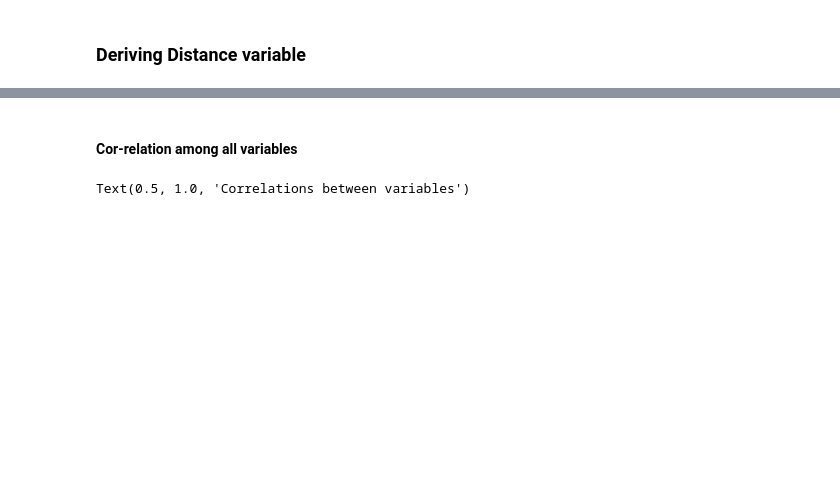
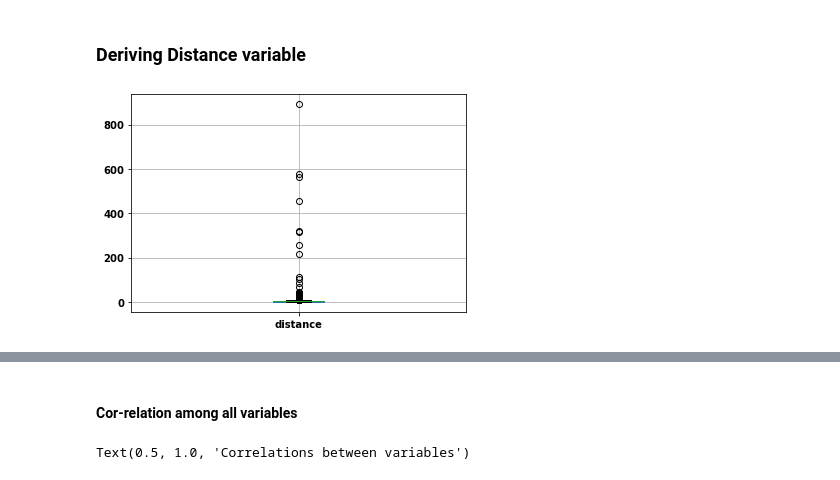
Before and after one commit to Soumyadipta-Maiti/New-York-City-Taxi-Trip-Duration, a Jupyter notebook: NewYork_City_Taxi_Trip_Duration.ipynb, the cells around one changed output, grey strips where cells are left out. Drawn from its saved outputs; the diff is of its cells as text; code cells hidden in the pictures; blank space fills up the shorter version.

```diff
--- a/NewYork_City_Taxi_Trip_Duration.ipynb
+++ b/NewYork_City_Taxi_Trip_Duration.ipynb
@@ -306,10 +299,10 @@ for var in num_var:
 [figure]
 [figure]
 # %%
-## Log Transformer
+# ## Log Transformer
 
-import feature_engine.transformation as vt
-lt = vt.LogTransformer(variables = ['trip_duration'])
-lt.fit(df)
-df_tf = lt.transform(df)
-diagnostic_plots(df_tf, 'trip_duration')
+# import feature_engine.transformation as vt
+# lt = vt.LogTransformer(variables = ['trip_duration'])
+# lt.fit(df)
+# df_tf = lt.transform(df)
+# diagnostic_plots(df_tf, 'trip_duration')
@@ -415,3 +429,8 @@ df_test['distance']=Distance(df_test['pickup_latitude'].values,
                         df_test['pickup_longitude'].values,
                         df_test['dropoff_latitude'].values,
                         df_test['dropoff_longitude'].values)
+# %%
+#Plot distance feature to visualize outliers
+df.boxplot(column='distance', return_type='axes');
+# %% [output]
+[figure, added]
```
Also changed, not shown: parts of 26 cells of this notebook.
